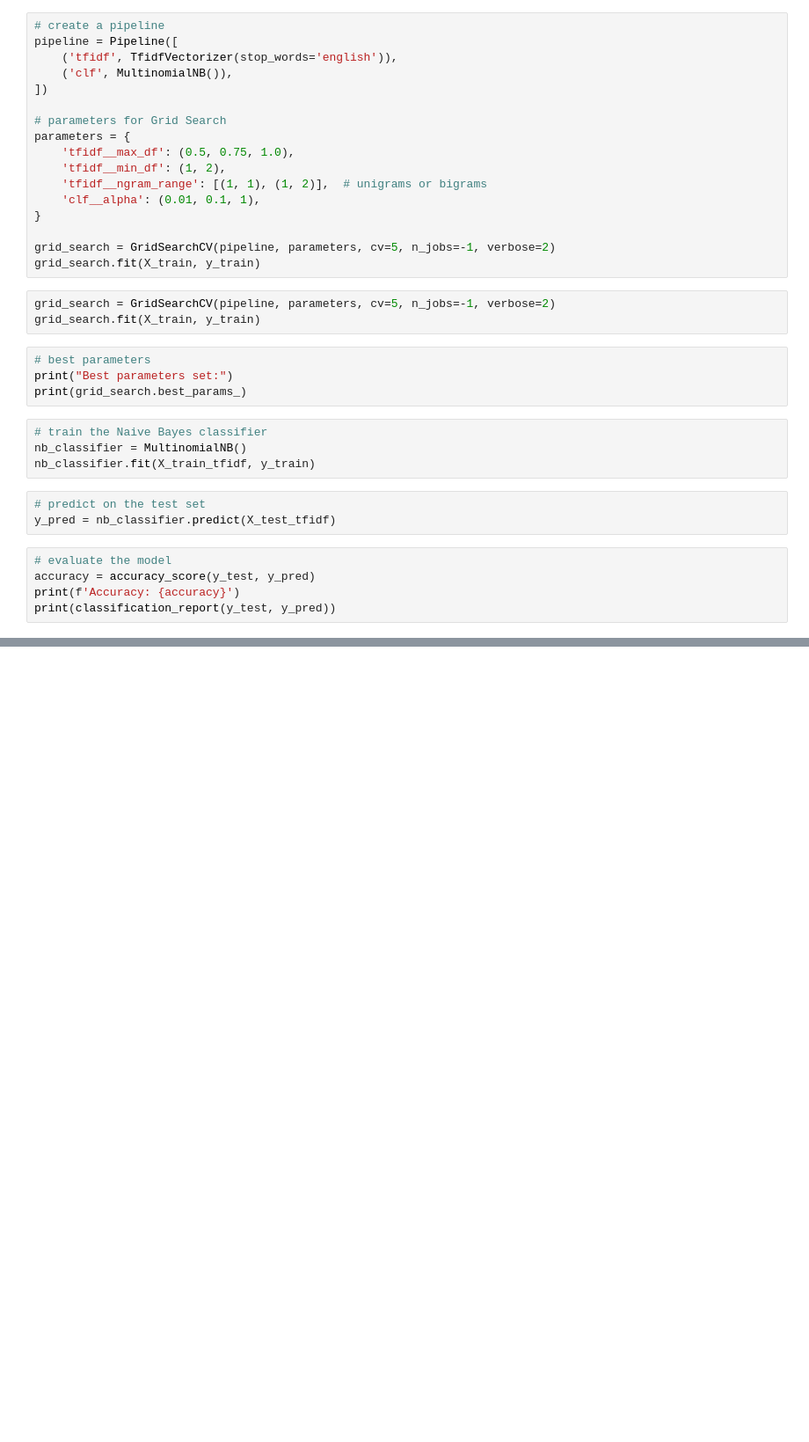
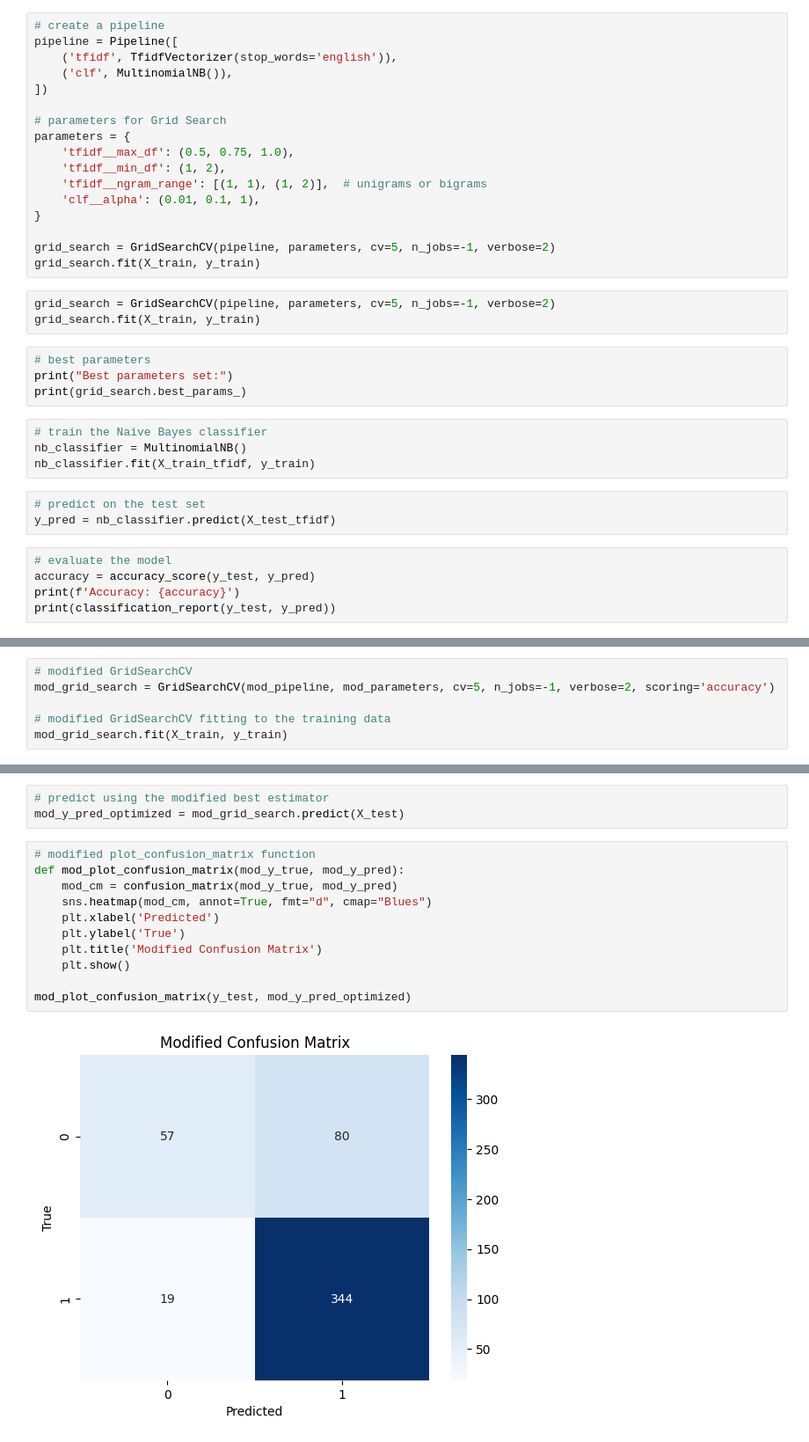
Before and after one commit to SheidaMajidi/JobSalary_Prediction, a Jupyter notebook: SalaryPrediction.ipynb, the cells around one changed output, grey strips where cells are left out. Shown: that part at 88% size. Cells and saved outputs as stored; diff of their text form; blank space fills up the shorter version.

```diff
--- a/SalaryPrediction.ipynb
+++ b/SalaryPrediction.ipynb
@@ -429,0 +463,6 @@ print(classification_report(y_test, y_pred))
+# %%
+# modified GridSearchCV
+mod_grid_search = GridSearchCV(mod_pipeline, mod_parameters, cv=5, n_jobs=-1, verbose=2, scoring='accuracy')
+
+# modified GridSearchCV fitting to the training data
+mod_grid_search.fit(X_train, y_train)
@@ -429,0 +532,16 @@ print(classification_report(y_test, y_pred))
+# %%
+# predict using the modified best estimator
+mod_y_pred_optimized = mod_grid_search.predict(X_test)
+# %%
+# modified plot_confusion_matrix function
+def mod_plot_confusion_matrix(mod_y_true, mod_y_pred):
+    mod_cm = confusion_matrix(mod_y_true, mod_y_pred)
+    sns.heatmap(mod_cm, annot=True, fmt="d", cmap="Blues")
+    plt.xlabel('Predicted')
+    plt.ylabel('True')
+    plt.title('Modified Confusion Matrix')
+    plt.show()
+
+mod_plot_confusion_matrix(y_test, mod_y_pred_optimized)
+# %% [output]
+[figure, added]
```
Also changed, not shown: parts of 5 cells of this notebook.
